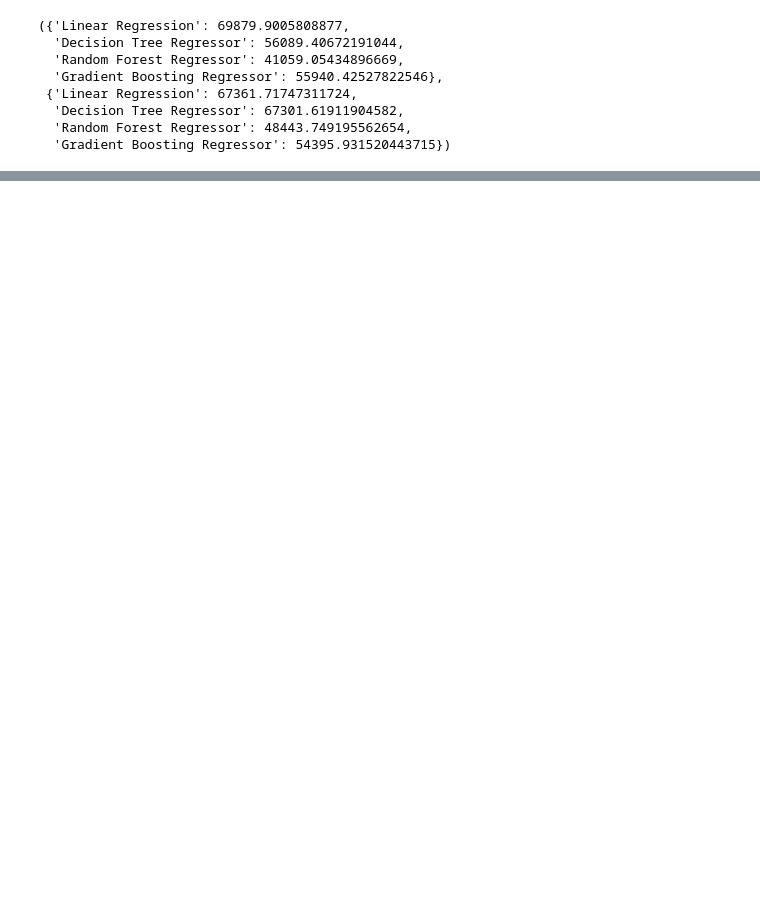
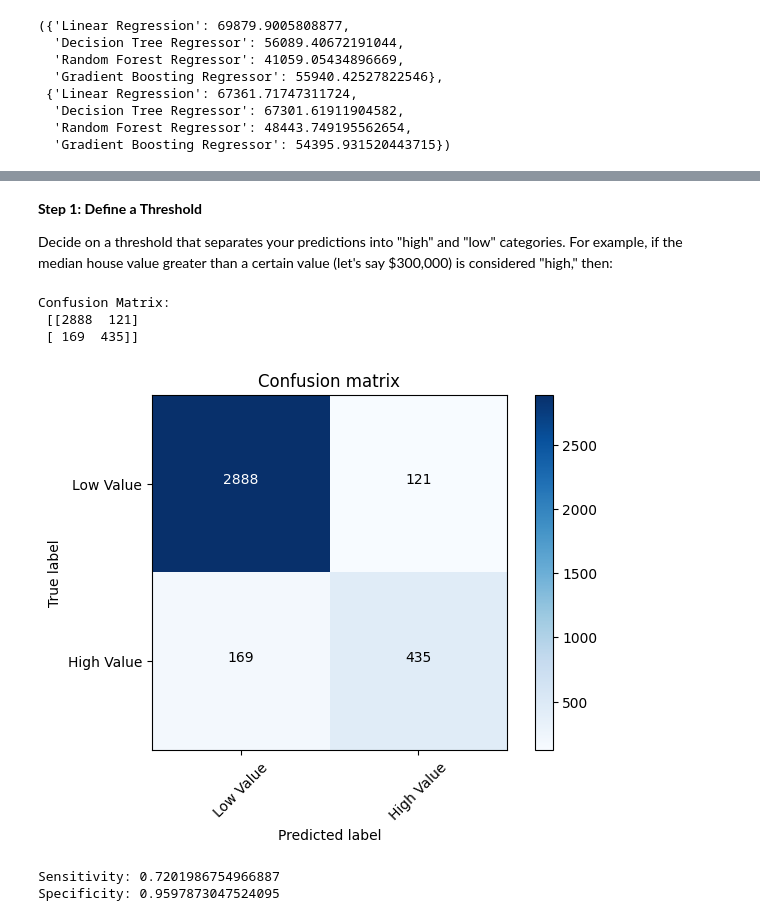
Before and after one commit to ruchithareddy269/cmpe_257_Week-6_Assignment, a Jupyter notebook: 257_Assignment6.ipynb, the cells around one changed output, grey strips where cells are left out. Saved outputs shown, nothing was run; the diff lists cells and outputs as text; code cells hidden in the pictures; blank space fills up the shorter version.

```diff
--- a/257_Assignment6.ipynb
+++ b/257_Assignment6.ipynb
@@ -9,7 +9,7 @@ Saving California_Housing_Final_Dataset.csv to California_Housing_Final_Dataset.
 # %%
 import pandas as pd
 # Load the dataset
-file_path = 'California_Housing_Final_Dataset.csv'
+file_path = '/content/California_Housing_Final_Dataset.csv'
 data = pd.read_csv(file_path)
 
 # Display the first few rows of the dataset and its summary statistics to understand its structure
@@ -411,0 +752,60 @@ In both upsampled and downsampled scenarios, the Random Forest Regressor exhibit
+# %% [markdown]
+**Step 1: Define a Threshold**
+
+Decide on a threshold that separates your predictions into "high" and "low" categories. For example, if the median house value greater than a certain value (let's say $300,000) is considered "high," then:
+# %%
+threshold = 300000  # Define your threshold here
+# Convert continuous predictions and true values into binary outcomes based on the threshold
+y_pred_binary = (predictions > threshold).astype(int)
+y_test_binary = (y_test_downsampled_total_rooms > threshold).astype(int)
+# %%
+from sklearn.metrics import confusion_matrix
+
+conf_matrix = confusion_matrix(y_test_binary, y_pred_binary)
+print("Confusion Matrix:\n", conf_matrix)
+# %% [output]
+Confusion Matrix:
+ [[2888  121]
+ [ 169  435]]
+# %%
+import numpy as np
+import matplotlib.pyplot as plt
+import seaborn as sns
+
+def plot_confusion_matrix(cm, classes, title='Confusion matrix', cmap=plt.cm.Blues):
+    plt.imshow(cm, interpolation='nearest', cmap=cmap)
+    plt.title(title)
+    plt.colorbar()
+    tick_marks = np.arange(len(classes))
+    plt.xticks(tick_marks, classes, rotation=45)
+    plt.yticks(tick_marks, classes)
+
+    # Loop over data dimensions and create text annotations.
+    fmt = 'd'
+    thresh = cm.max() / 2.
+    for i, j in np.ndindex(cm.shape):
+        plt.text(j, i, format(cm[i, j], fmt),
+                 horizontalalignment="center",
+                 color="white" if cm[i, j] > thresh else "black")
+
+    plt.tight_layout()
+    plt.ylabel('True label')
+    plt.xlabel('Predicted label')
+
+# Assuming conf_matrix is your confusion matrix and you have binary outcomes '0' and '1'
+class_names = ['Low Value', 'High Value']
+plot_confusion_matrix(conf_matrix, classes=class_names)
+plt.show()
+# %% [output]
+[figure, added]
+# %%
+  TN, FP, FN, TP = conf_matrix.ravel()
+
+  sensitivity = TP / (TP + FN)
+  specificity = TN / (TN + FP)
+
+  print(f"Sensitivity: {sensitivity}")
+  print(f"Specificity: {specificity}")
+# %% [output]
+Sensitivity: 0.7201986754966887
+Specificity: 0.9597873047524095
```
Also changed, not shown: parts of 49 cells of this notebook.
